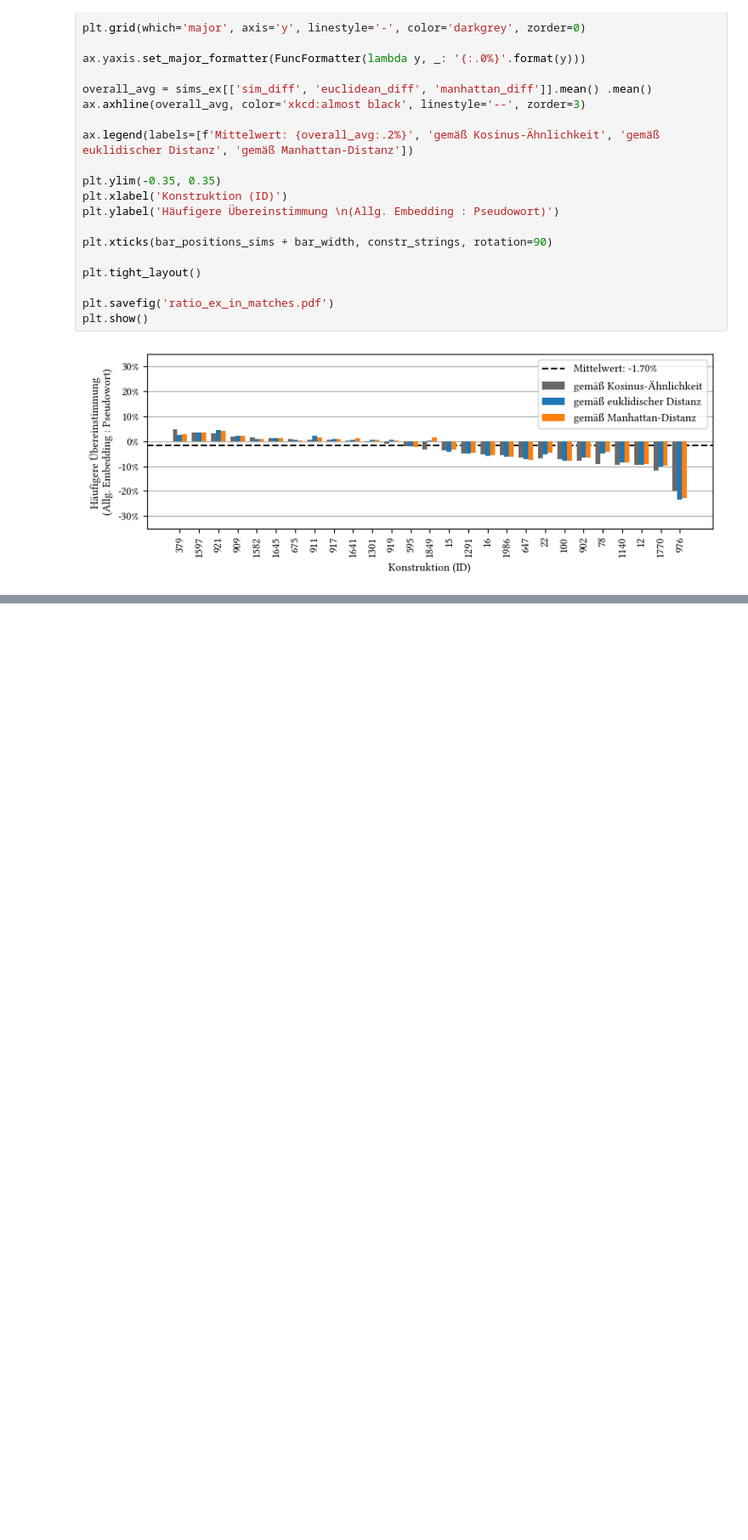
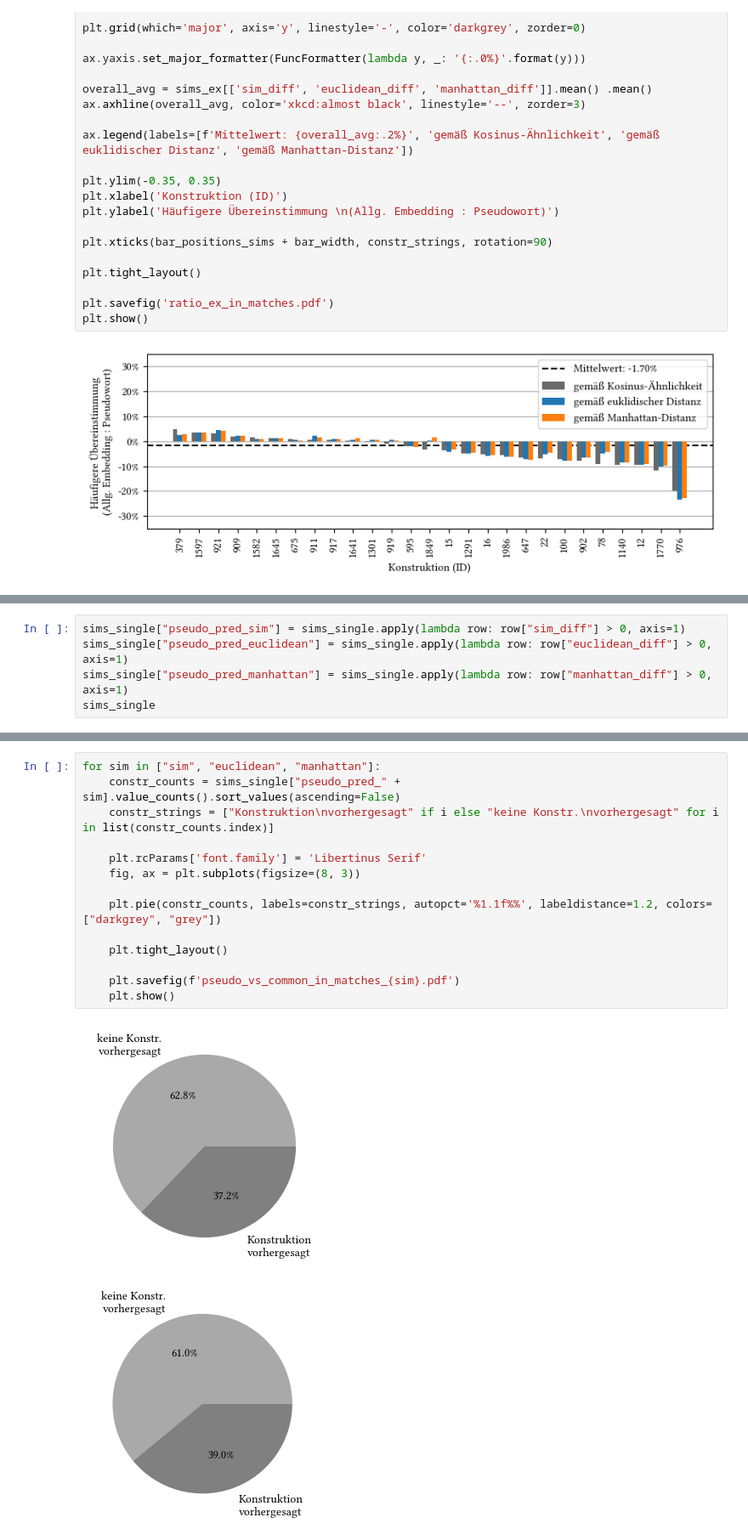
Before and after one commit to TiMauzi/llm-x-cxg, a Jupyter notebook: src/eval/eval_compare.ipynb, the cells around one changed output, grey strips where cells are left out. Shown: that part at 85% size. Drawn from its saved outputs; the diff is of its cells as text; blank space fills up the shorter version.

Commit message:
added pie chart for comparison

```diff
--- a/src/eval/eval_compare.ipynb
+++ b/src/eval/eval_compare.ipynb
@@ -165,0 +168,5 @@ plt.show()
+# %%
+sims_single["pseudo_pred_sim"] = sims_single.apply(lambda row: row["sim_diff"] > 0, axis=1)
+sims_single["pseudo_pred_euclidean"] = sims_single.apply(lambda row: row["euclidean_diff"] > 0, axis=1)
+sims_single["pseudo_pred_manhattan"] = sims_single.apply(lambda row: row["manhattan_diff"] > 0, axis=1)
+sims_single
@@ -165,0 +187,17 @@ plt.show()
+# %%
+for sim in ["sim", "euclidean", "manhattan"]:
+    constr_counts = sims_single["pseudo_pred_" + sim].value_counts().sort_values(ascending=False)
+    constr_strings = ["Konstruktion\nvorhergesagt" if i else "keine Konstr.\nvorhergesagt" for i in list(constr_counts.index)]
+
+    plt.rcParams['font.family'] = 'Libertinus Serif'
+    fig, ax = plt.subplots(figsize=(8, 3))
+
+    plt.pie(constr_counts, labels=constr_strings, autopct='%1.1f%%', labeldistance=1.2, colors=["darkgrey", "grey"])
+
+    plt.tight_layout()
+
+    plt.savefig(f'pseudo_vs_common_in_matches_{sim}.pdf')
+    plt.show()
+# %% [output]
+[figure, added]
+[figure, added]
```
Also changed, not shown: parts of 5 cells of this notebook.
